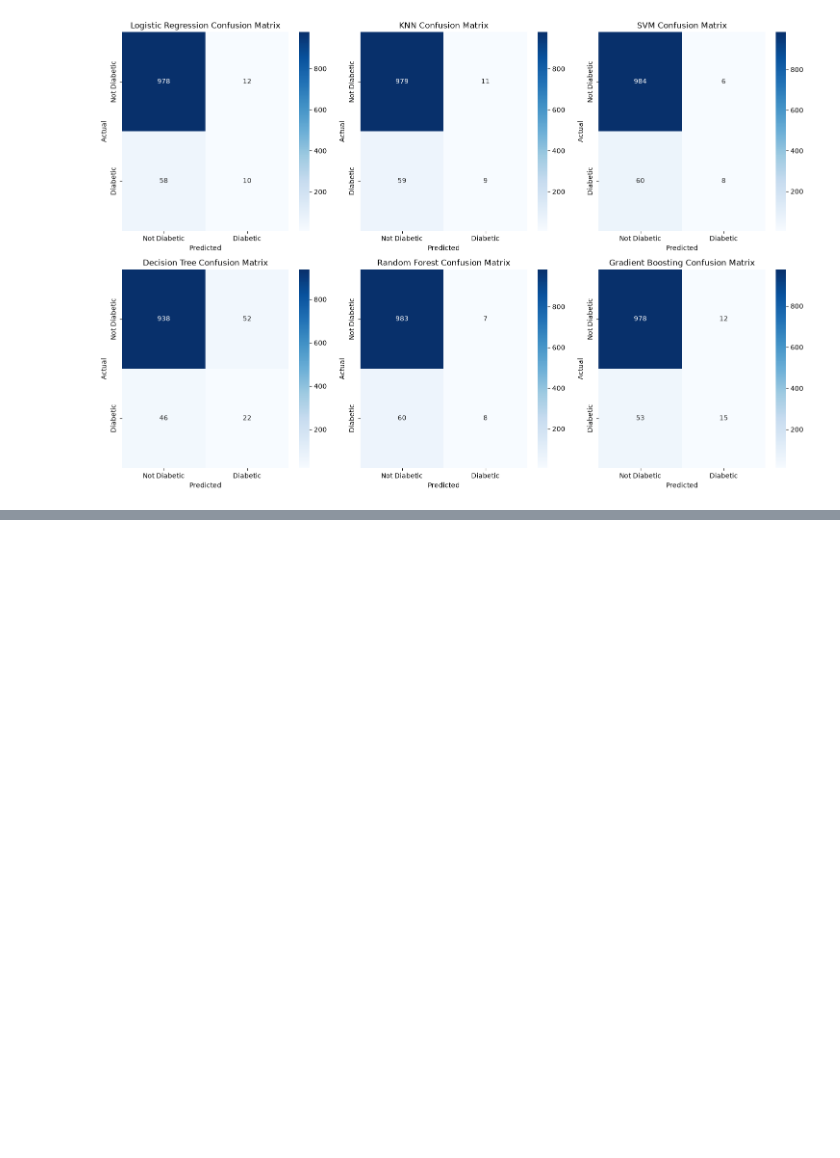
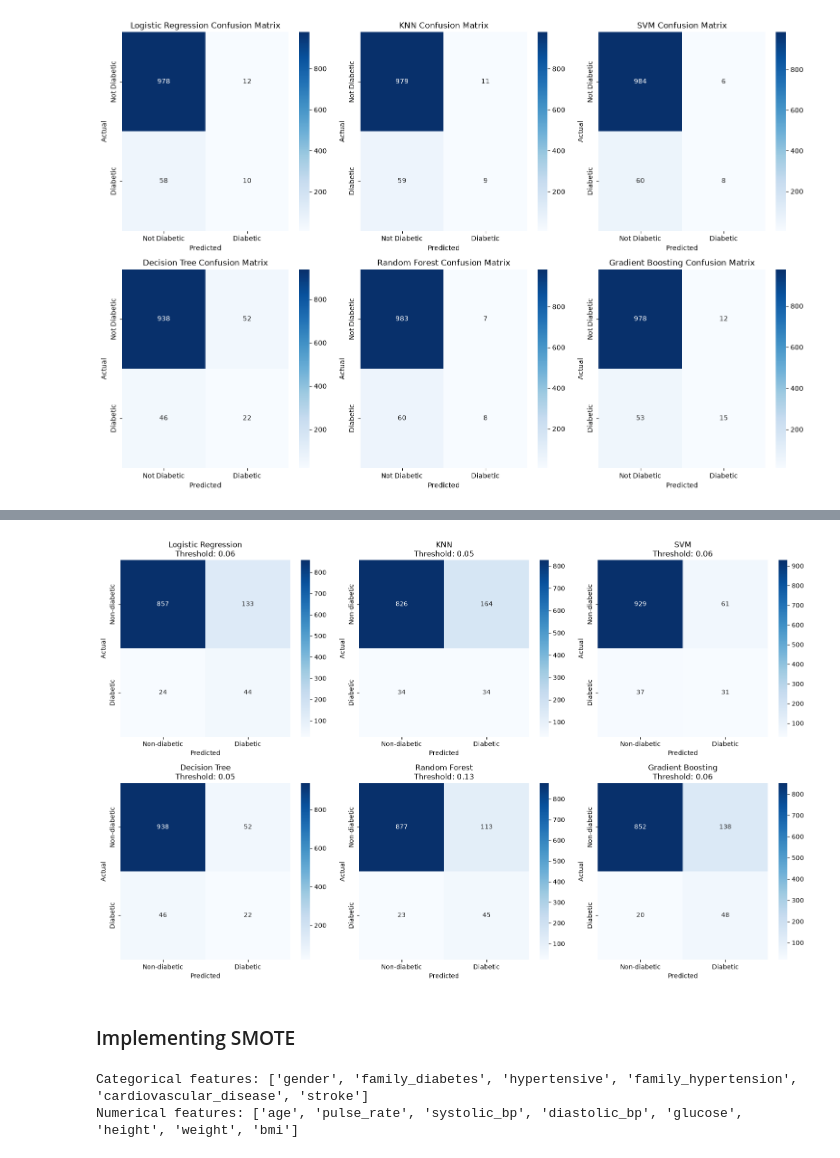
Before and after one commit to eoagyen/diabetes_risk_prediction, a Jupyter notebook: notebooks/modelling.ipynb, the cells around one changed output, grey strips where cells are left out. Cells and saved outputs as stored; diff of their text form; code cells hidden in the pictures; blank space fills up the shorter version.

```diff
--- a/notebooks/modelling.ipynb
+++ b/notebooks/modelling.ipynb
@@ -330,0 +334,2 @@ plt.show()
+# %%
+y_prob = model.predict_proba(X_test)[:, 1]
@@ -330,0 +552,39 @@ plt.show()
+# %%
+fig, axes = plt.subplots(2, 3, figsize=(16, 10))
+
+for ax, (name, model) in zip(axes.flatten(), models.items()):
+
+    probabilities = model.predict_proba(X_test)[:, 1]
+
+    threshold = best_thresholds[name]
+
+    predictions = (
+        probabilities >= threshold
+    ).astype(int)
+
+    cm = confusion_matrix(
+        y_test,
+        predictions,
+        labels=[0, 1]
+    )
+
+    sns.heatmap(
+        cm,
+        annot=True,
+        fmt="d",
+        cmap="Blues",
+        xticklabels=["Non-diabetic", "Diabetic"],
+        yticklabels=["Non-diabetic", "Diabetic"],
+        ax=ax
+    )
+
+    ax.set_title(f"{name}\nThreshold: {threshold:.2f}")
+    ax.set_xlabel("Predicted")
+    ax.set_ylabel("Actual")
+
+plt.tight_layout()
+plt.show()
+# %% [output]
+[figure, added]
+# %% [markdown]
+### Implementing SMOTE
@@ -330,0 +604,28 @@ plt.show()
+# %%
+# Binary categorical features
+categorical_features = [
+    'gender',
+    'family_diabetes',
+    'hypertensive',
+    'family_hypertension',
+    'cardiovascular_disease',
+    'stroke'
+]
+
+# Keep only columns that actually exist
+categorical_features = [
+    col for col in categorical_features
+    if col in X_train.columns
+]
+
+# All remaining features are numerical
+numerical_features = [
+    col for col in X_train.columns
+    if col not in categorical_features
+]
+
+print("Categorical features:", categorical_features)
+print("Numerical features:", numerical_features)
+# %% [output]
+Categorical features: ['gender', 'family_diabetes', 'hypertensive', 'family_hypertension', 'cardiovascular_disease', 'stroke']
+Numerical features: ['age', 'pulse_rate', 'systolic_bp', 'diastolic_bp', 'glucose', 'height', 'weight', 'bmi']
```
Also changed, not shown: parts of 18 cells of this notebook, 1 other file.
